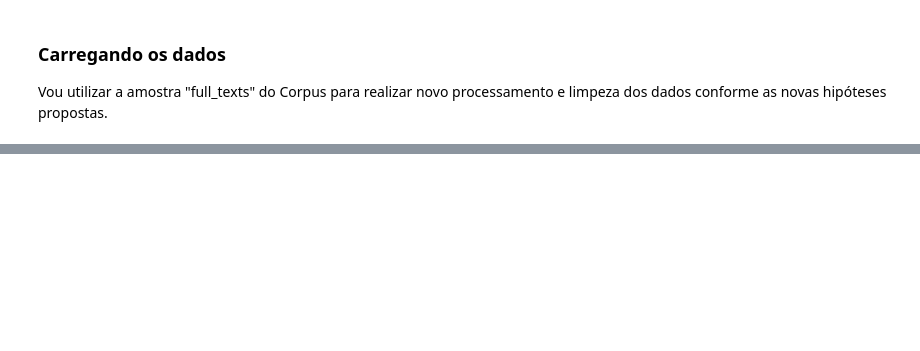
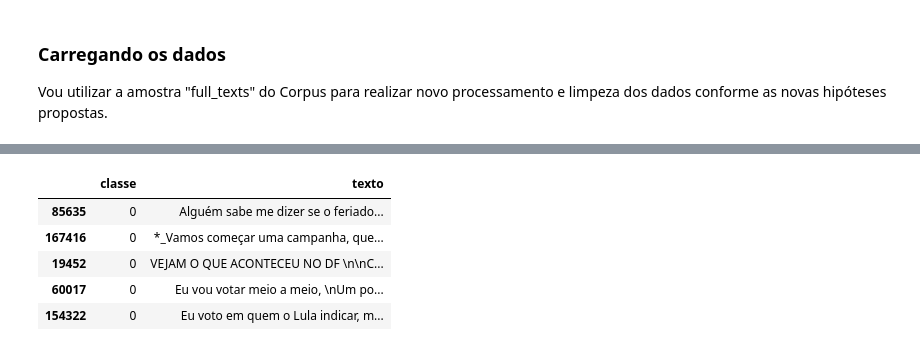
Before and after one commit to caesarcc/pucminas-tcc-fake-news-detection, a Jupyter notebook: passo01_coleta_e_unificacao_dos_datasets.ipynb, the cells around one changed output, grey strips where cells are left out. Drawn from its saved outputs; the diff is of its cells as text; code cells hidden in the pictures; blank space fills up the shorter version.

```diff
--- a/passo01_coleta_e_unificacao_dos_datasets.ipynb
+++ b/passo01_coleta_e_unificacao_dos_datasets.ipynb
@@ -58,0 +95,9 @@ display(dados[dados['texto'].str.len()<400].sample(n=5)[['classe', 'texto']])
+# %%
+display(dados_fakewhats[dados_fakewhats['texto'].str.len()<400].sample(n=5)[['classe', 'texto']])
+# %% [output]
+|  | classe | texto |
+| 85635 | 0 | Alguém sabe me dizer se o feriado... |
+| 167416 | 0 | *_Vamos começar uma campanha, que... |
+| 19452 | 0 | VEJAM O QUE ACONTECEU NO DF \n\nC... |
+| 60017 | 0 | Eu vou votar meio a meio, \nUm po... |
+| 154322 | 0 | Eu voto em quem o Lula indicar, m... |
```
Also changed, not shown: parts of 19 cells of this notebook.
